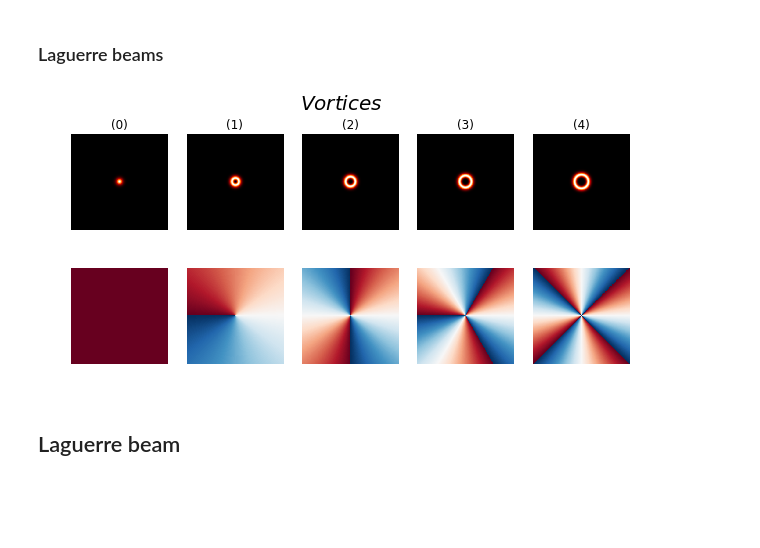
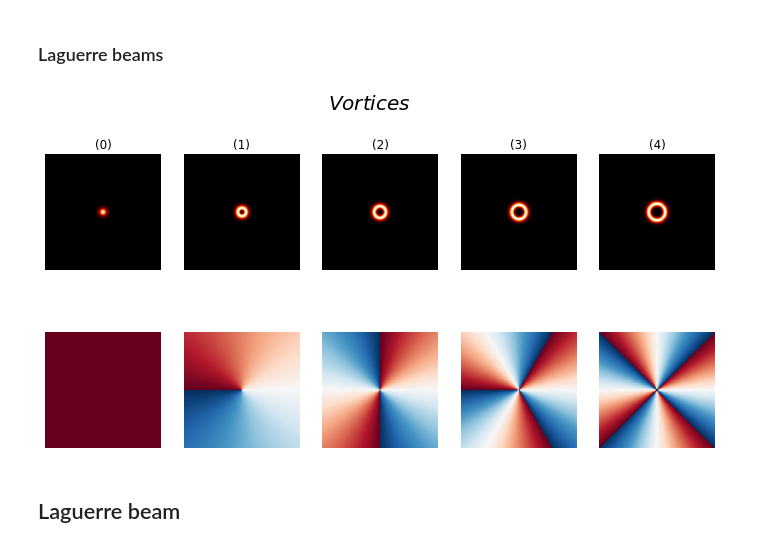
Before and after one commit to aocg-ucm/diffractio, a Jupyter notebook: docs/source/tutorial/scalar_XY/sources_xy.ipynb, the cells around one changed output. Cells and saved outputs as stored; diff of their text form; code cells hidden in the pictures; blank space fills up the shorter version.

Commit message:
improve documentation
removes prints
change figure(figsize)
I0->binary_code

```diff
--- a/docs/source/tutorial/scalar_XY/sources_xy.ipynb
+++ b/docs/source/tutorial/scalar_XY/sources_xy.ipynb
@@ -99,36 +87,36 @@ reduce_matrix_size: size ini = (512, 512), size_final = (512, 512)
 M = 5
 
 x0 = np.linspace(-1*mm, 1*mm, 512)
 y0 = np.linspace(-1*mm, 1*mm, 512)
 wavelength = 0.6238 * um
 
 u = Scalar_source_XY(x=x0, y=y0, wavelength=wavelength)
 
 # Dos drawings, uno para la amplitude y otro para phase
-ID1 = plt.figure(figsize=(10, 4.5))
+ID1 = plt.figure(figsize=(12,6))
 plt.suptitle("$Vortices$", fontsize=20)
 
 # Generación de la clase
 
 # Doble bucle for para ubicar en el drawing N*K haces de Laguerre
 for m in range(M):
     # carga del vórtice
     u.vortex_beam(r0=(0 * um, 0 * um), w0=100 * um, m=m)
 
     # carga de los drawings
     title = "(%d)" % (m)
     plt.subplot(2, M, m + 1)
     plt.axis('off')
     plt.title(title)
     h1 = plt.imshow(np.abs(u.u)**2)
     h1.set_cmap("gist_heat")
 
     plt.subplot(2, M, m + M + 1)
     plt.axis('off')
     h2 = plt.imshow(np.angle(u.u))
-    h2.set_cmap("RdBu")
+    h2.set_cmap("RdBu");
 # %% [output]
-[figure, old version]
+[figure, new version]
 # %% [markdown]
 ## Laguerre beam
 # %%
```
Also changed, not shown: parts of 17 cells of this notebook, 45 other files.
